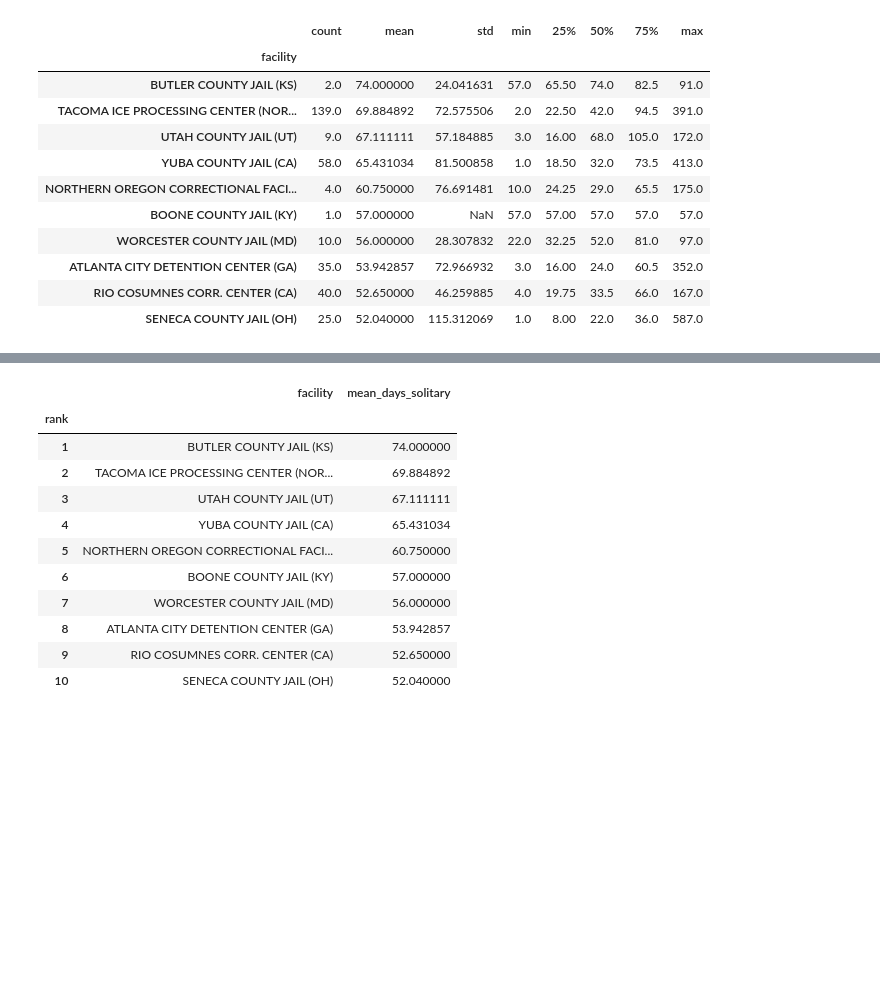
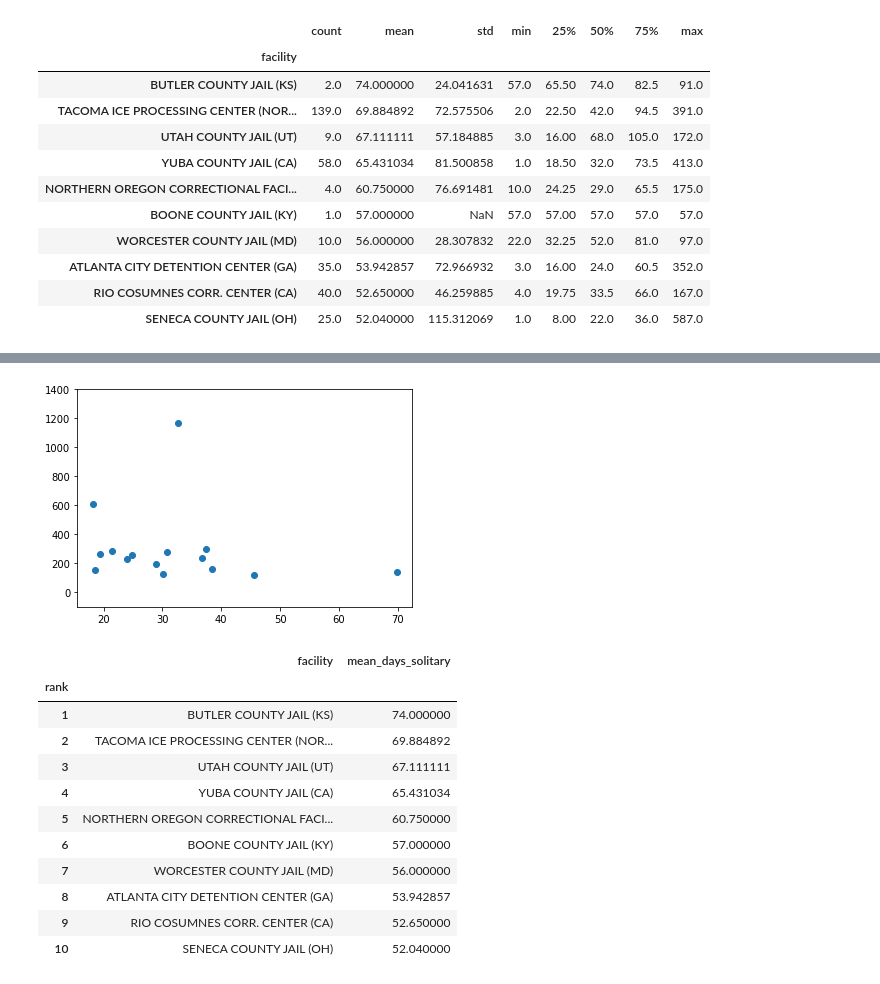
Before and after one commit to UWCHR/nwdc-seg, a Jupyter notebook: analyze/note/NWDC-analyze.ipynb, the cells around one changed output, grey strips where cells are left out. Saved outputs shown, nothing was run; the diff lists cells and outputs as text; code cells hidden in the pictures; blank space fills up the shorter version.

```diff
--- a/analyze/note/NWDC-analyze.ipynb
+++ b/analyze/note/NWDC-analyze.ipynb
@@ -1144,3 +1199,10 @@ pogo.groupby('facility')['days_solitary'].describe().sort_values(by='count', asc
+# %%
+fig, ax = plt.subplots()
+plt.scatter(data['mean'], data['count'])
+ax.set_ylim(-100,1400)
+plt.show();
+# %% [output]
+[figure, added]
 # %%
 avg_days = pogo.groupby('facility')['days_solitary'].mean().sort_values(ascending=False)
 avg_days.name = 'mean_days_solitary'
```
Also changed, not shown: parts of 34 cells of this notebook.
